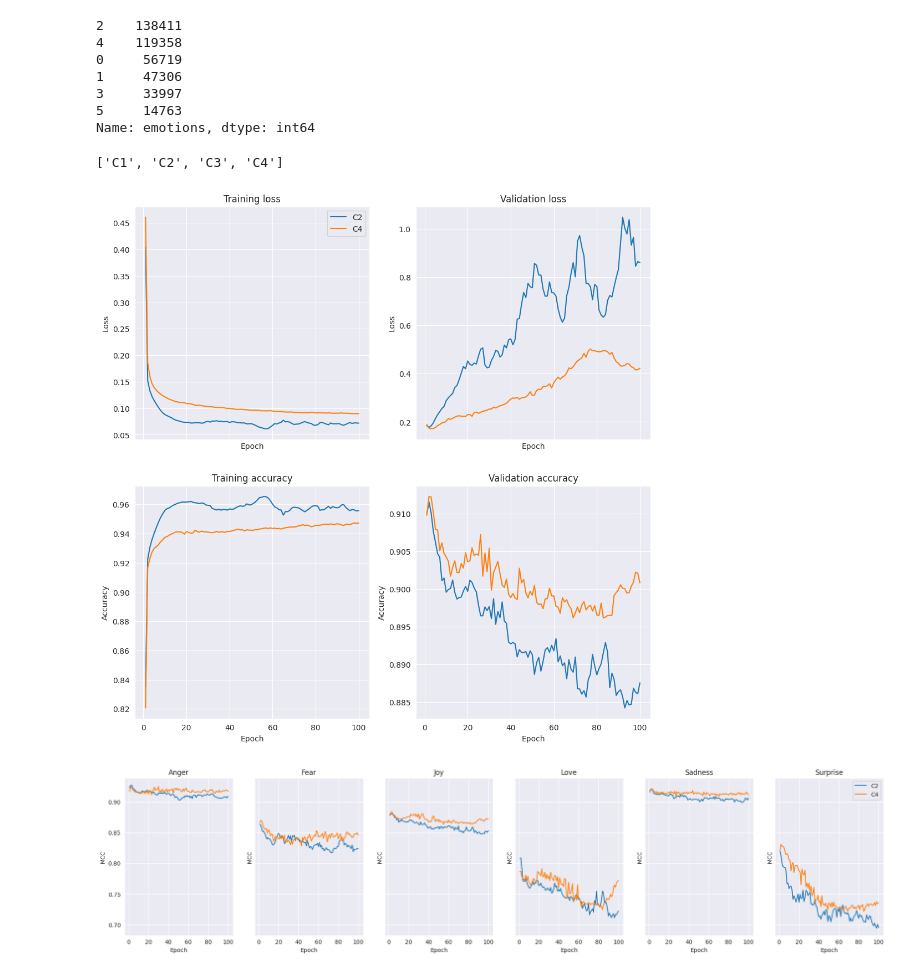
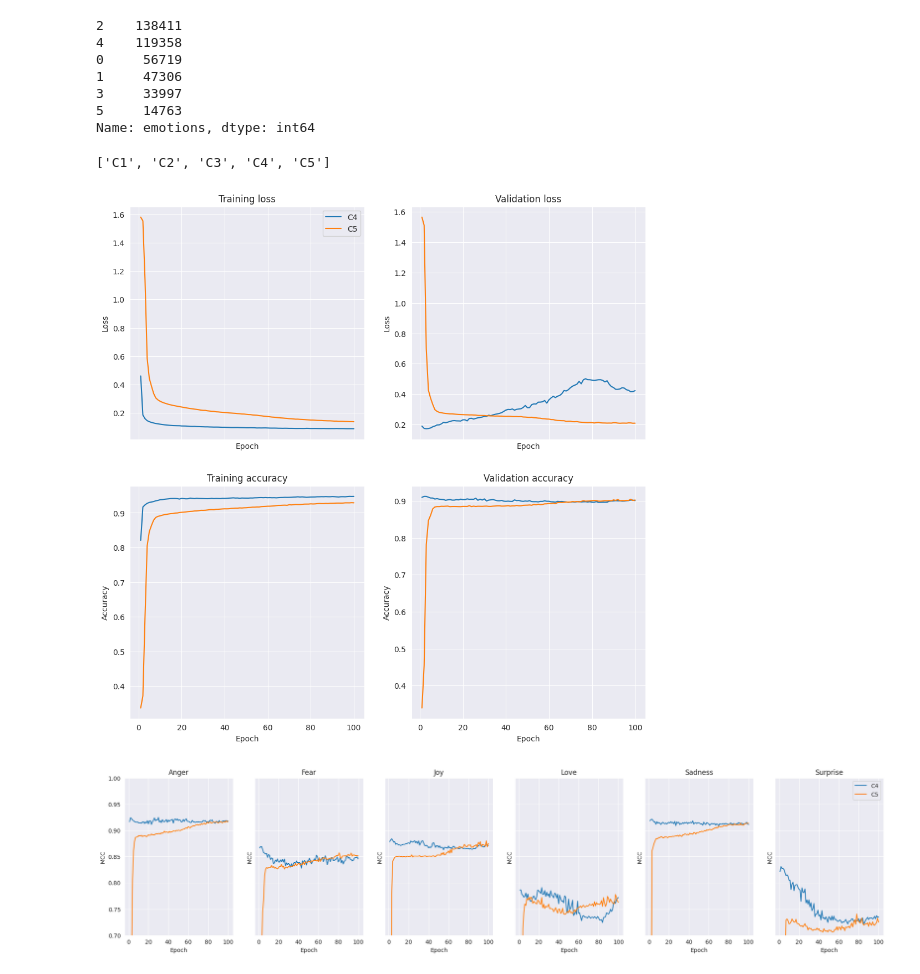
Before and after one commit to parafoxia/decks, a Jupyter notebook: eval_net_time.ipynb, the cells around one changed output. Drawn from its saved outputs; the diff is of its cells as text; code cells hidden in the pictures.

```diff
--- a/eval_net_time.ipynb
+++ b/eval_net_time.ipynb
@@ -54,51 +54,52 @@ def rename(name):
     gen, epoch, batch = name.split("-")
     return f"C{gen[1:].strip('0')}"
 
-for directory in filter(lambda x: x.startswith("2"), os.listdir("./data/history")):
+for directory in filter(lambda x: x.startswith("2"), sorted(os.listdir("./data/history"))):
     with open(decks.DATA_DIR / f"history/{directory}") as f:
         data |= {rename(directory[:-5]): json.load(f)}
 
 sorted(data.keys())
 # %% [output]
-['C1', 'C2', 'C3', 'C4']
+['C1', 'C2', 'C3', 'C4', 'C5']
 # %%
 fig, axs = plt.subplots(2, 2, figsize=(12, 12), sharex=True)
 
 axs[0][0].set_title("Training loss")
 axs[0][0].set_xlabel("Epoch")
 axs[0][0].set_ylabel("Loss")
-for key in ("C2", "C4"):
+for key in ("C4", "C5"):
     sns.lineplot(ax=axs[0][0], x=range(1, 101), y=data[key]["loss"][:100], label=key)
 
 axs[0][1].set_title("Validation loss")
 axs[0][1].set_xlabel("Epoch")
 axs[0][1].set_ylabel("Loss")
-for key in ("C2", "C4"):
+for key in ("C4", "C5"):
     sns.lineplot(ax=axs[0][1], x=range(1, 101), y=data[key]["val_loss"][:100])
 
 axs[1][0].set_title("Training accuracy")
 axs[1][0].set_xlabel("Epoch")
 axs[1][0].set_ylabel("Accuracy")
-for key in ("C2", "C4"):
+for key in ("C4", "C5"):
     sns.lineplot(ax=axs[1][0], x=range(1, 101), y=data[key]["accuracy"][:100])
 
 axs[1][1].set_title("Validation accuracy")
 axs[1][1].set_xlabel("Epoch")
 axs[1][1].set_ylabel("Accuracy")
-for key in ("C2", "C4"):
+for key in ("C4", "C5"):
     sns.lineplot(ax=axs[1][1], x=range(1, 101), y=data[key]["val_accuracy"][:100])
 # %% [output]
-[figure, old version]
+[figure, new version]
 # %%
 fig, axs = plt.subplots(1, 6, figsize=(24, 5), sharex=True, sharey=True)
 
 for i in range(6):
     # ax = axs[i // 3][i % 3]
     ax = axs[i]
-    for key in ("C2", "C4"):
+    for key in ("C4", "C5"):
         ax.set_title(emotions[i].title())
         ax.set_xlabel("Epoch")
         ax.set_ylabel("MCC")
+        ax.set_ylim(0.7, 1)
         sns.lineplot(ax=ax, x=range(1, 101), y=data[key][f"val_mcc_{i}"][:100], label=key if i == 5 else None)
 # %% [output]
-[figure, old version]
+[figure, new version]
```
Also changed, not shown: parts of 2 cells of this notebook, 1 other file.
